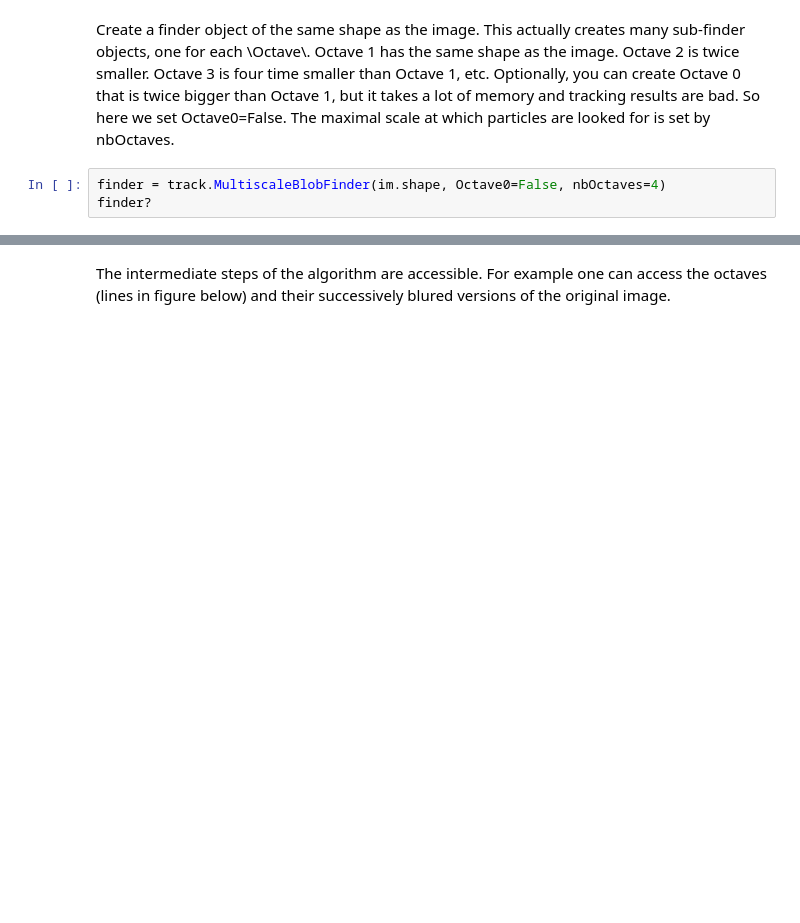
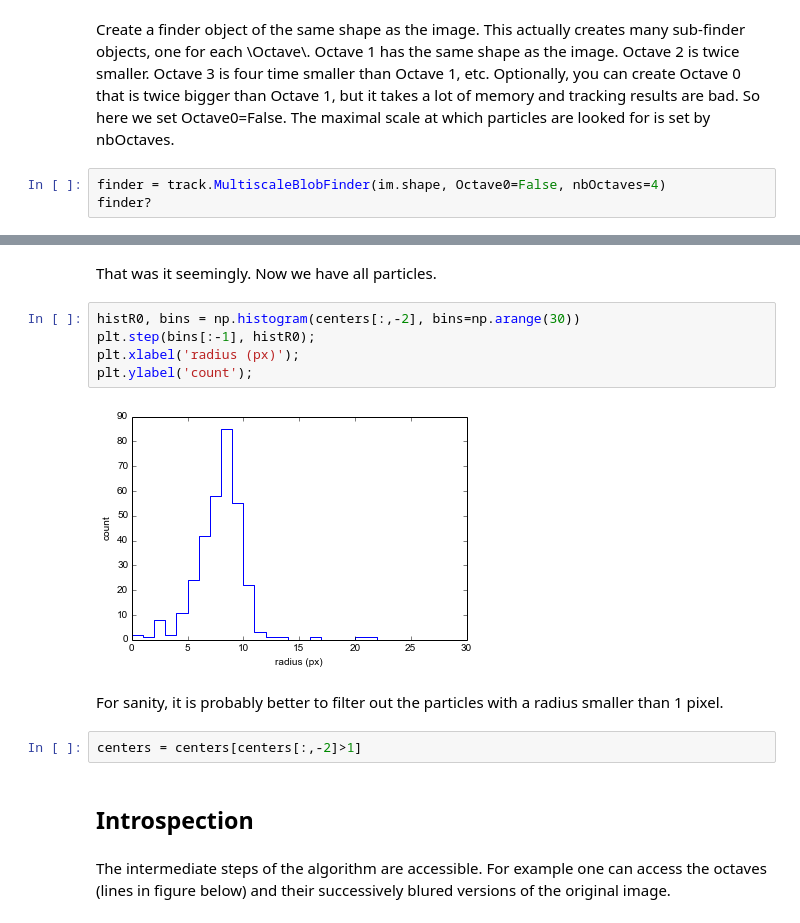
Before and after one commit to MathieuLeocmach/colloids, a Jupyter notebook: python/colloids/notebooks/Multiscale.ipynb, the cells around one changed output, grey strips where cells are left out. Saved outputs shown, nothing was run; the diff lists cells and outputs as text; blank space fills up the shorter version.

```diff
--- a/python/colloids/notebooks/Multiscale.ipynb
+++ b/python/colloids/notebooks/Multiscale.ipynb
@@ -48,3 +64,18 @@ plt.imshow(im, 'hot');
+# %% [markdown]
+That was it seemingly. Now we have all particles.
+# %%
+histR0, bins = np.histogram(centers[:,-2], bins=np.arange(30))
+plt.step(bins[:-1], histR0);
+plt.xlabel('radius (px)');
+plt.ylabel('count');
+# %% [output]
+[figure, added]
+# %% [markdown]
+For sanity, it is probably better to filter out the particles with a radius smaller than 1 pixel.
+# %%
+centers = centers[centers[:,-2]>1]
+# %% [markdown]
+## Introspection
 # %% [markdown]
 The intermediate steps of the algorithm are accessible. For example one can access the octaves (lines in figure below) and their successively blured versions of the original image.
 # %%
```
Also changed, not shown: parts of 19 cells of this notebook.
